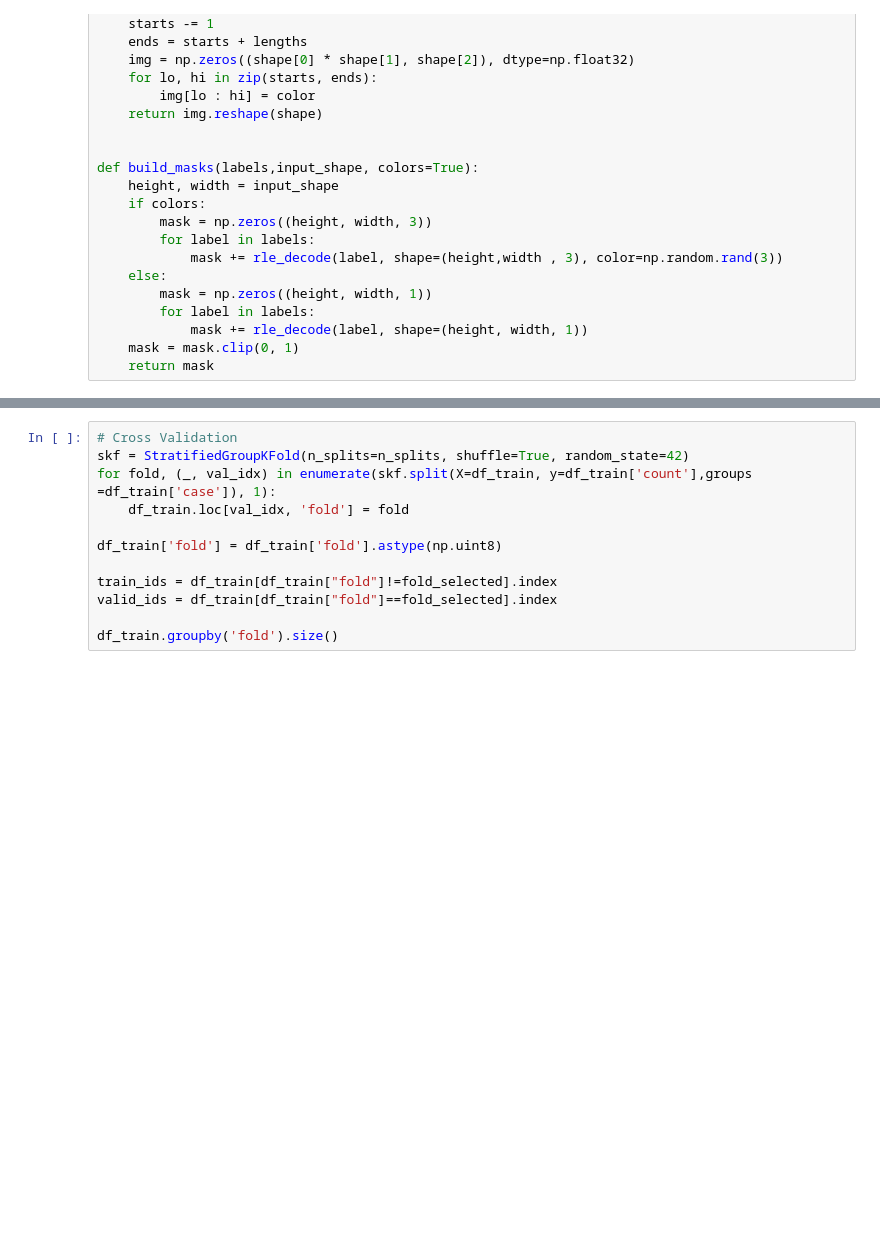
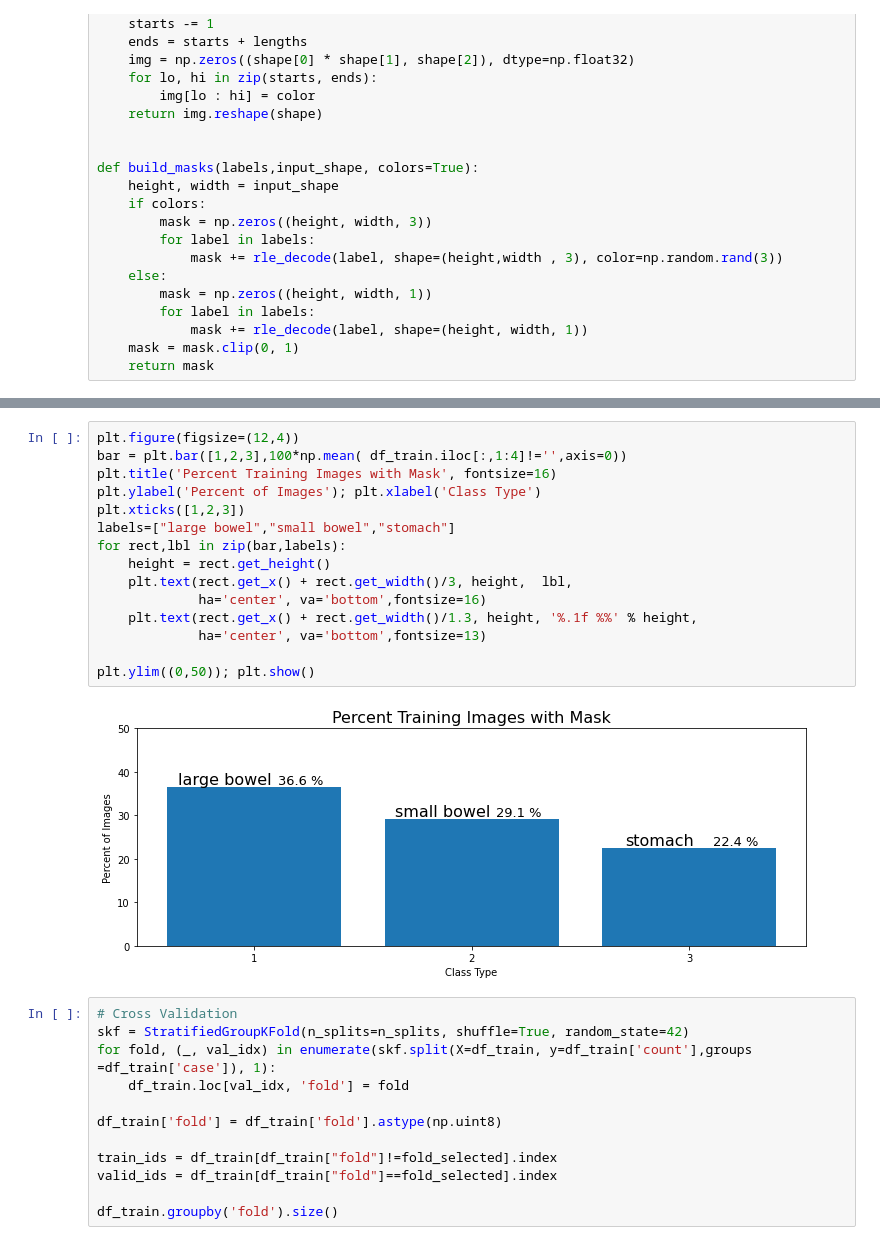
Before and after one commit to vitoleonardo/healthy-organ-tracker, a Jupyter notebook: HOT - UNet Keras.ipynb, the cells around one changed output, grey strips where cells are left out. Cells and saved outputs as stored; diff of their text form; blank space fills up the shorter version.

```diff
--- a/HOT - UNet Keras.ipynb
+++ b/HOT - UNet Keras.ipynb
@@ -263,3 +267,20 @@ for i in range(6):
+# %%
+plt.figure(figsize=(12,4))
+bar = plt.bar([1,2,3],100*np.mean( df_train.iloc[:,1:4]!='',axis=0))
+plt.title('Percent Training Images with Mask', fontsize=16)
+plt.ylabel('Percent of Images'); plt.xlabel('Class Type')
+plt.xticks([1,2,3])
+labels=["large bowel","small bowel","stomach"]
+for rect,lbl in zip(bar,labels):
+    height = rect.get_height()
+    plt.text(rect.get_x() + rect.get_width()/3, height,  lbl,
+             ha='center', va='bottom',fontsize=16)
+    plt.text(rect.get_x() + rect.get_width()/1.3, height, '%.1f %%' % height,
+             ha='center', va='bottom',fontsize=13)
+
+plt.ylim((0,50)); plt.show()
+# %% [output]
+[figure, added]
 # %%
 # Cross Validation
 skf = StratifiedGroupKFold(n_splits=n_splits, shuffle=True, random_state=42)
```
Also changed, not shown: parts of 3 cells of this notebook.
